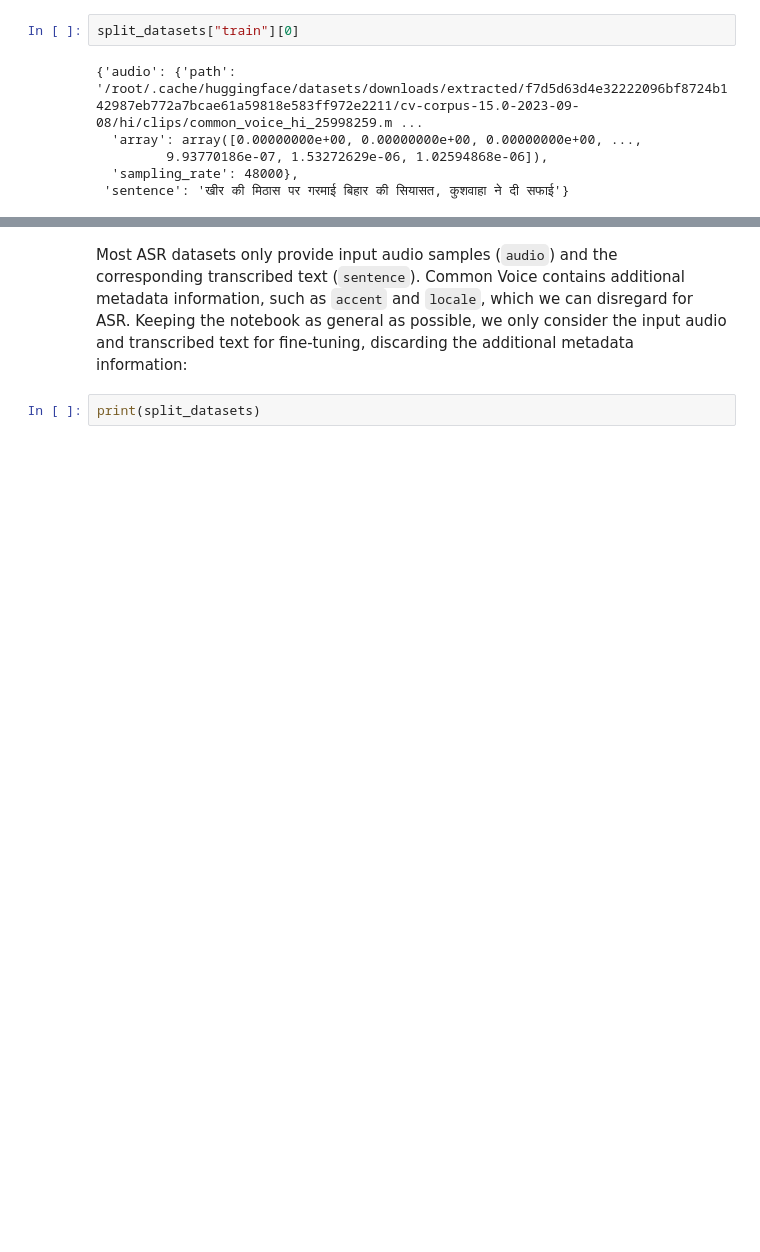
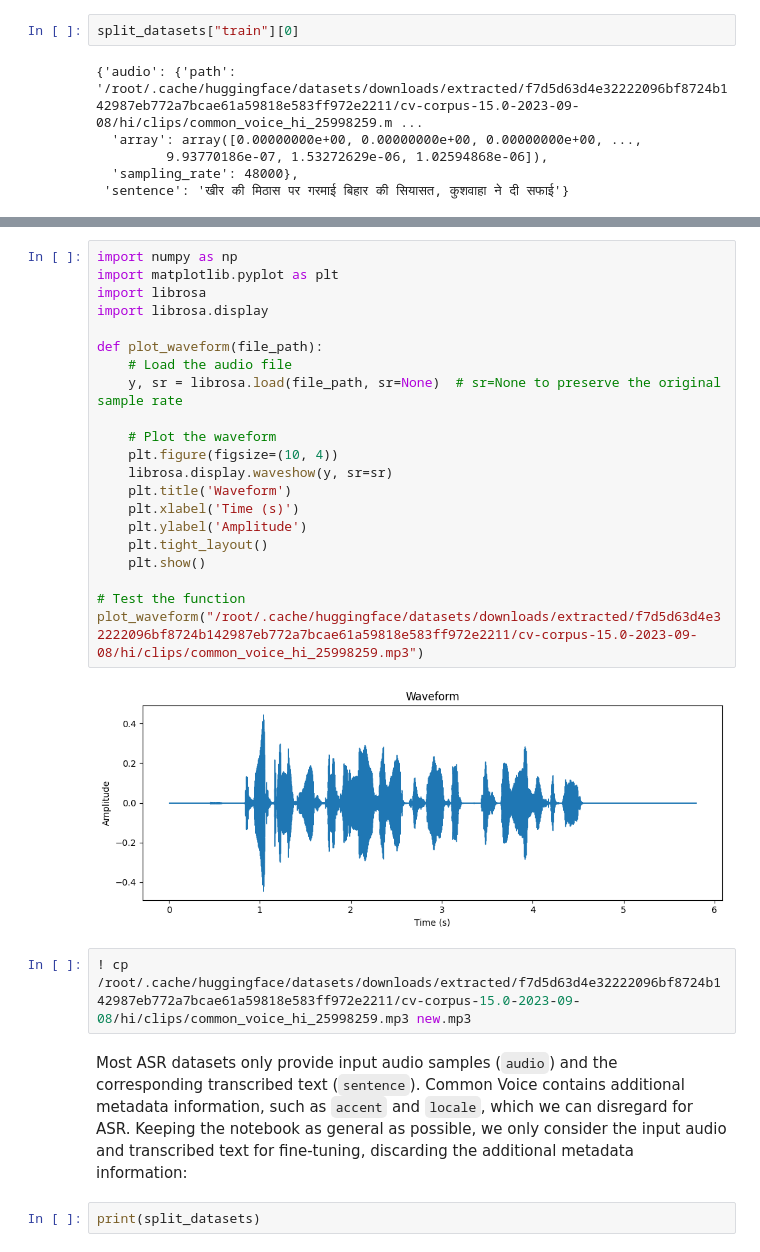
Before and after one commit to chandan110791/HindiSpeechRecognition, a Jupyter notebook: fine_tune_whisper.ipynb, the cells around one changed output, grey strips where cells are left out. Saved outputs shown, nothing was run; the diff lists cells and outputs as text; blank space fills up the shorter version.

```diff
--- a/fine_tune_whisper.ipynb
+++ b/fine_tune_whisper.ipynb
@@ -311,3 +375,28 @@ split_datasets["train"][0]
+# %%
+import numpy as np
+import matplotlib.pyplot as plt
+import librosa
+import librosa.display
+
+def plot_waveform(file_path):
+    # Load the audio file
+    y, sr = librosa.load(file_path, sr=None)  # sr=None to preserve the original sample rate
+
+    # Plot the waveform
+    plt.figure(figsize=(10, 4))
+    librosa.display.waveshow(y, sr=sr)
+    plt.title('Waveform')
+    plt.xlabel('Time (s)')
+    plt.ylabel('Amplitude')
+    plt.tight_layout()
+    plt.show()
+
+# Test the function
+plot_waveform("/root/.cache/huggingface/datasets/downloads/extracted/f7d5d63d4e32222096bf8724b142987eb772a7bcae61a59818e583ff972e2211/cv-corpus-15.0-2023-09-08/hi/clips/common_voice_hi_25998259.mp3")
+# %% [output]
+[figure, added]
+# %%
+! cp /root/.cache/huggingface/datasets/downloads/extracted/f7d5d63d4e32222096bf8724b142987eb772a7bcae61a59818e583ff972e2211/cv-corpus-15.0-2023-09-08/hi/clips/common_voice_hi_25998259.mp3 new.mp3
 # %% [markdown]
 Most ASR datasets only provide input audio samples (`audio`) and the
 corresponding transcribed text (`sentence`). Common Voice contains additional
```
Also changed, not shown: parts of 26 cells of this notebook.
